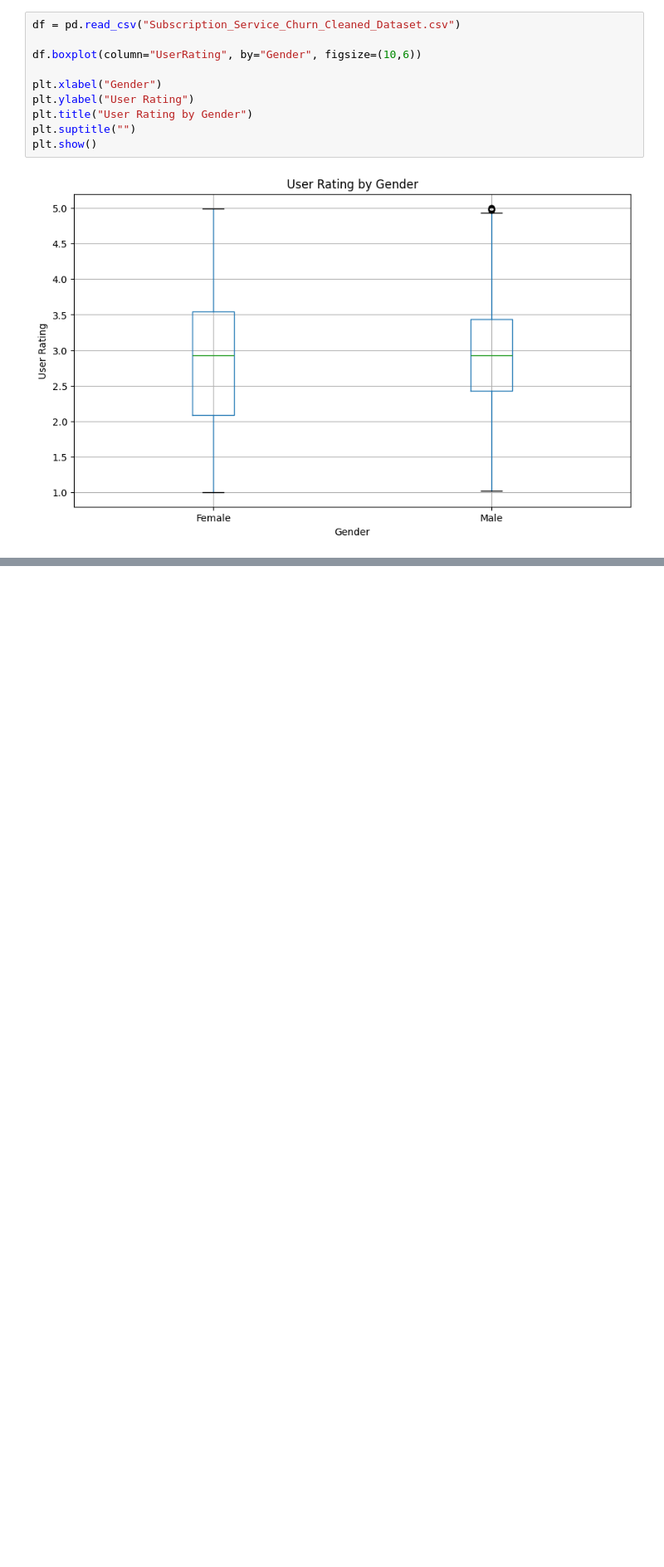
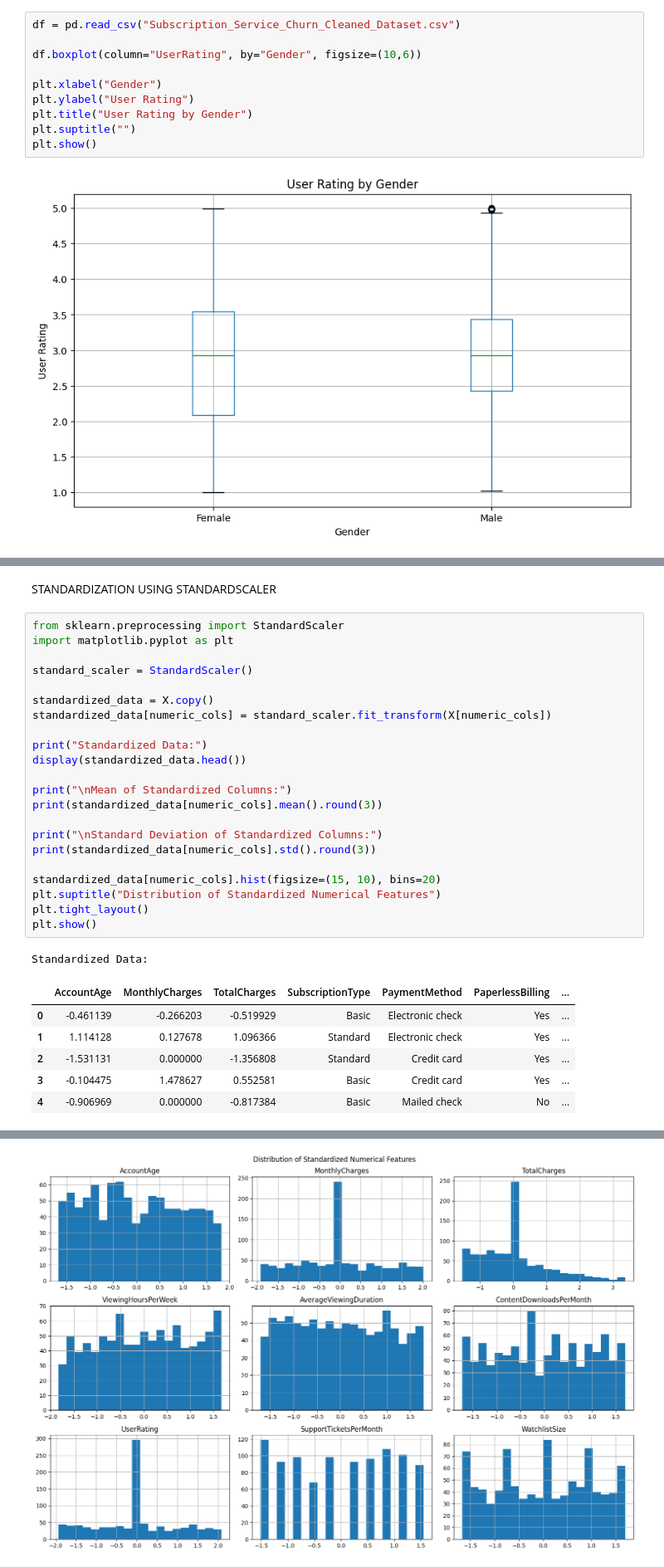
Before and after one commit to hariharan0528/24ADI204-DSV_PROJECT_CHURN_DETECTIVE, a Jupyter notebook: churn_detection_(1).ipynb, the cells around one changed output, grey strips where cells are left out. Shown at 83% size. Cells and saved outputs as stored; diff of their text form; blank space fills up the shorter version.

```diff
--- a/churn_detection_(1).ipynb
+++ b/churn_detection_(1).ipynb
@@ -568,0 +711,32 @@ plt.show()
+# %% [markdown]
+STANDARDIZATION USING STANDARDSCALER
+# %%
+from sklearn.preprocessing import StandardScaler
+import matplotlib.pyplot as plt
+
+standard_scaler = StandardScaler()
+
+standardized_data = X.copy()
+standardized_data[numeric_cols] = standard_scaler.fit_transform(X[numeric_cols])
+
+print("Standardized Data:")
+display(standardized_data.head())
+
+print("\nMean of Standardized Columns:")
+print(standardized_data[numeric_cols].mean().round(3))
+
+print("\nStandard Deviation of Standardized Columns:")
+print(standardized_data[numeric_cols].std().round(3))
+
+standardized_data[numeric_cols].hist(figsize=(15, 10), bins=20)
+plt.suptitle("Distribution of Standardized Numerical Features")
+plt.tight_layout()
+plt.show()
+# %% [output]
+Standardized Data:
+|  | AccountAge | MonthlyCharges | TotalCharges | SubscriptionType | PaymentMethod | PaperlessBilling | ... |
+| 0 | -0.461139 | -0.266203 | -0.519929 | Basic | Electronic check | Yes | ... |
+| 1 | 1.114128 | 0.127678 | 1.096366 | Standard | Electronic check | Yes | ... |
+| 2 | -1.531131 | 0.000000 | -1.356808 | Standard | Credit card | Yes | ... |
+| 3 | -0.104475 | 1.478627 | 0.552581 | Basic | Credit card | Yes | ... |
+| 4 | -0.906969 | 0.000000 | -0.817384 | Basic | Mailed check | No | ... |
@@ -568,0 +760 @@ plt.show()
+[figure, added]
```
Also changed, not shown: parts of 55 cells of this notebook, 14 other files.
